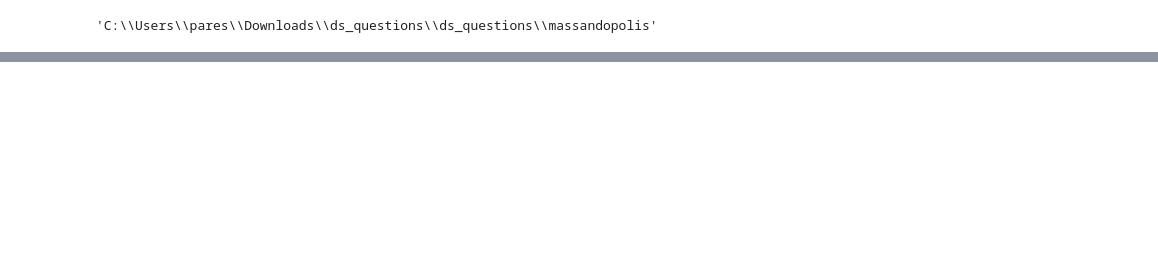
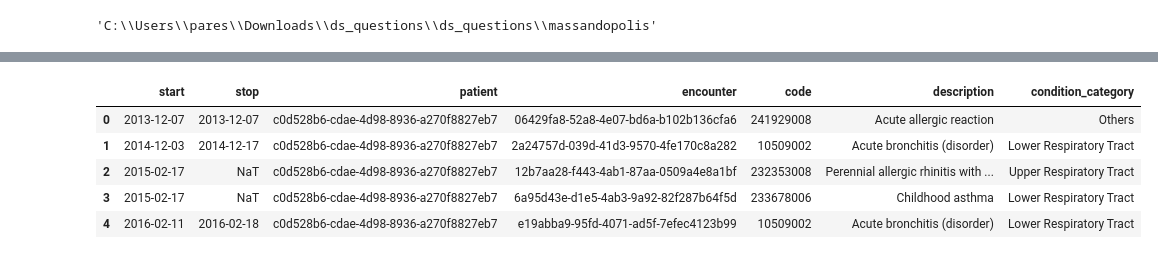
Before and after one commit to pareshg18/picnicHealth-healthcare-analysis, a Jupyter notebook: medical-access.ipynb, the cells around one changed output, grey strips where cells are left out. Saved outputs shown, nothing was run; the diff lists cells and outputs as text; code cells hidden in the pictures; blank space fills up the shorter version.

```diff
--- a/medical-access.ipynb
+++ b/medical-access.ipynb
@@ -31,0 +53,13 @@ all_files
+# %%
+conditions = pd.read_csv('conditions_updated.csv')
+conditions.columns = [i.lower() for i in conditions.columns]
+conditions.start = conditions.start.apply(pd.to_datetime)
+conditions.stop = conditions.stop.apply(pd.to_datetime)
+conditions.head()
+# %% [output]
+|  | start | stop | patient | encounter | code | description | condition_category |
+| 0 | 2013-12-07 | 2013-12-07 | c0d528b6-cdae-4d98-8936-a270f8827eb7 | 06429fa8-52a8-4e07-bd6a-b102b136cfa6 | 241929008 | Acute allergic reaction | Others |
+| 1 | 2014-12-03 | 2014-12-17 | c0d528b6-cdae-4d98-8936-a270f8827eb7 | 2a24757d-039d-41d3-9570-4fe170c8a282 | 10509002 | Acute bronchitis (disorder) | Lower Respiratory Tract |
+| 2 | 2015-02-17 | NaT | c0d528b6-cdae-4d98-8936-a270f8827eb7 | 12b7aa28-f443-4ab1-87aa-0509a4e8a1bf | 232353008 | Perennial allergic rhinitis with ... | Upper Respiratory Tract |
+| 3 | 2015-02-17 | NaT | c0d528b6-cdae-4d98-8936-a270f8827eb7 | 6a95d43e-d1e5-4ab3-9a92-82f287b64f5d | 233678006 | Childhood asthma | Lower Respiratory Tract |
+| 4 | 2016-02-11 | 2016-02-18 | c0d528b6-cdae-4d98-8936-a270f8827eb7 | e19abba9-95fd-4071-ad5f-7efec4123b99 | 10509002 | Acute bronchitis (disorder) | Lower Respiratory Tract |
```
Also changed, not shown: parts of 27 cells of this notebook, 1 other file.
